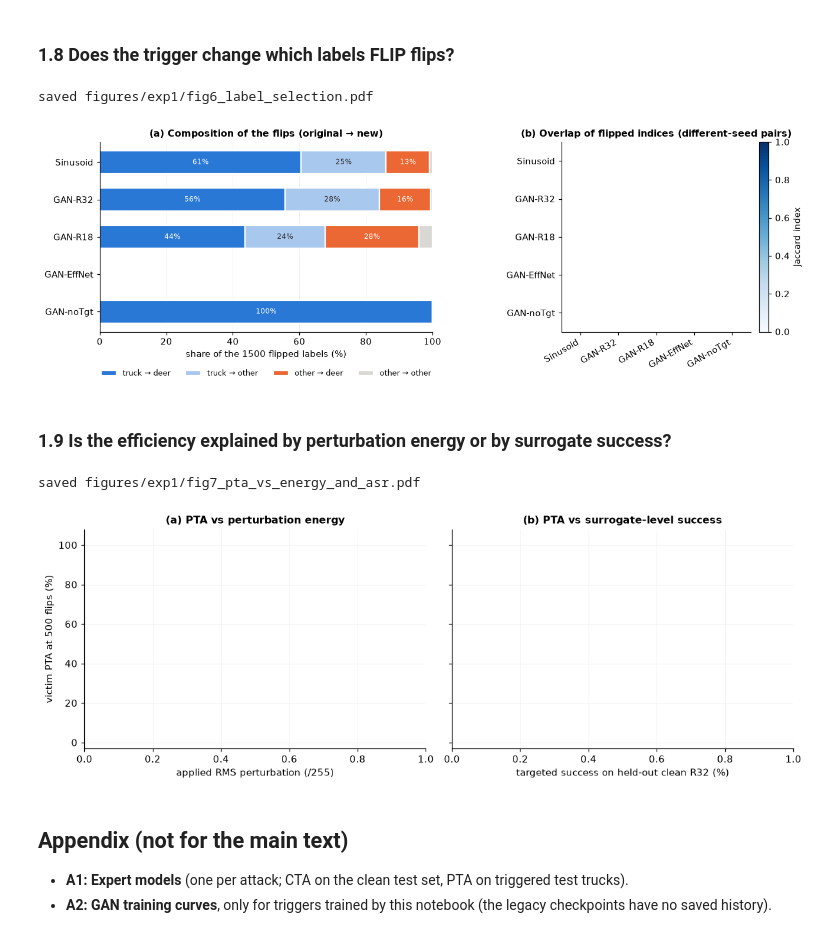
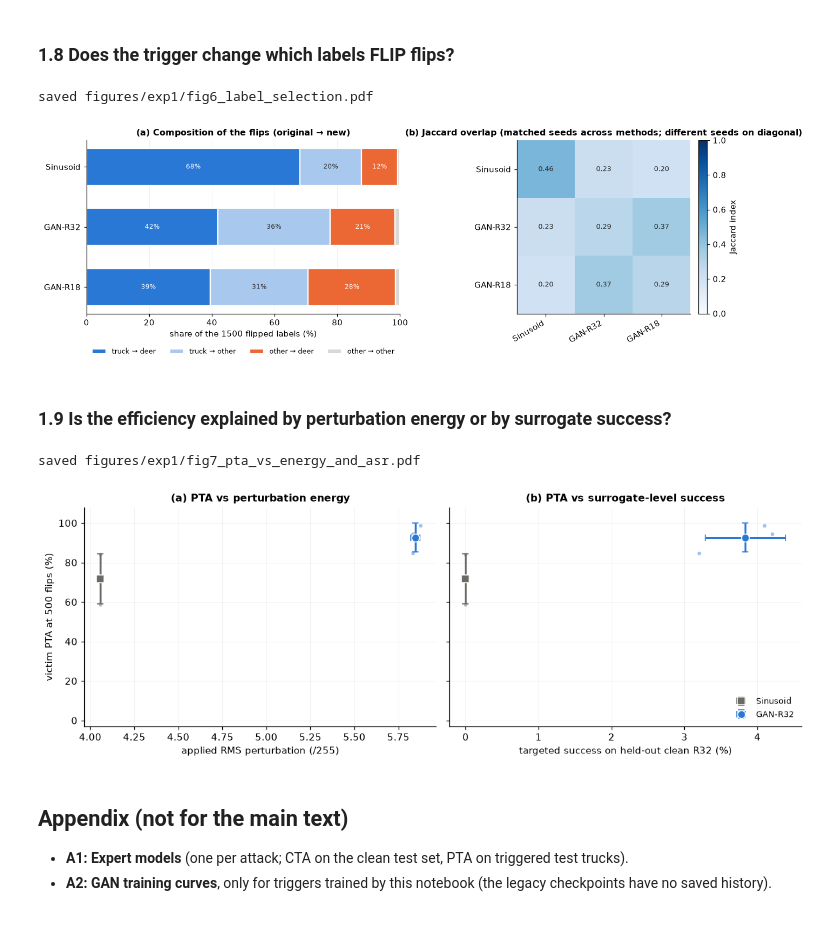
Before and after one commit to nadinehc/FLIP, a Jupyter notebook: universal_noise_gan.ipynb, the cells around one changed output. Drawn from its saved outputs; the diff is of its cells as text; code cells hidden in the pictures.

Commit message:
Update FLIP analysis notebooks

```diff
--- a/universal_noise_gan.ipynb
+++ b/universal_noise_gan.ipynb
@@ -338,6 +337,8 @@ def delta_hwc255(G):
 
 def ensure_trigger(v, g):
     f = trigger_files(v, g)
+    if not f['delta'].is_file() and not f['ckpt'].is_file():
+        raise FileNotFoundError(f'Missing GAN trigger for {v} seed {g}; training disabled in analysis notebook.')
     if (v, g) in RETRAIN:
         for p in f.values():
             if p.exists():
@@ -949,8 +942,8 @@ saved results/exp1/tab3_summary.csv / .tex
 For each budget: PTA (triggered trucks → deer), the % of clean trucks → deer for the same victim, and their difference.
 # %%
 T4 = []
-for v in ACTIVE:
-    for b in [0] + BUDGETS:
+for v in MAIN_VARIANTS:
+    for b in BUDGETS:
         sub = FULL[(FULL.variant == v) & (FULL.budget == b)]
         if sub.empty:
             continue
@@ -973,24 +965,5 @@ saved results/exp1/tab4_trigger_effect.csv / .tex
 ### 1.7 Where does the variance come from?
 Std of the victim's PTA and CTA at the variance budget(s), for the three nested designs.
 # %%
-STYLE = {'victim': ('#a9c8ee', 'victim only'), 'labels+victim': ('#4f8fdc', 'labels + victim'), 'full': ('#1c4f8f', 'full pipeline')}
-for b in VARIANCE_BUDGETS:
-    fig, axes = plt.subplots(1, 2, figsize=(11, 3.6), sharex=True)
-    w = 0.26
-    for ax, metric in zip(axes, ('PTA', 'CTA')):
-        labelled = set()
-        for k, d in enumerate(DESIGNS):
-            dv = design_view(d, [b])
-            for i, v in enumerate(ACTIVE):
-                x = dv.loc[dv.variant == v, metric]
-                if len(x) < 2:
-                    continue
-                ax.bar(i + (k - 1) * w, x.std(), width=w - .03, color=DES_STYLE[d][0], label=None if d in labelled else DES_STYLE[d][1])
-                labelled.add(d)
-                ax.text(i + (k - 1) * w, x.std(), f'n={len(x)}', ha='center', va='bottom', fontsize=6.5, color=MUTED)
-        ax.set_xticks(range(len(ACTIVE)), [V(v, 'short') for v in ACTIVE], rotation=15)
-        ax.set_ylabel(f'std of {metric} (pp)'); ax.set_title(f'{metric} spread across seeds · {b} flips')
-    h, l = axes[0].get_legend_handles_labels(); uniq = dict(zip(l, h))
-    fig.legend(uniq.values(), uniq.keys(), loc='lower center', ncol=3, bbox_to_anchor=(.5, -.06))
-    plt.tight_layout(rect=(0, .05, 1, 1)); savefig(fig, f'fig5_variance_decomposition_b{b}'); plt.show()
+print('Variance decomposition not available: nested-design User Model runs were excluded from the reduced plan.')
 # %% [output]
@@ -1011,43 +983,43 @@ for r in FULL[FULL.budget == B_MAX].drop_duplicates(['variant', 'f']).itertuples
     true_path = f'experiments/{r.attack}/true.npy'
     S, t, n = flipped(r.labels, true_path)
     FLIPS[(r.variant, r.f)] = S
     comp.append({'variant': r.variant, 'seed': r.f, 'n': len(S),
                  'truck → deer': np.mean((t == SRC) & (n == TGT)), 'truck → other': np.mean((t == SRC) & (n != TGT)),
                  'other → deer': np.mean((t != SRC) & (n == TGT)), 'other → other': np.mean((t != SRC) & (n != TGT))})
 COMP = pd.DataFrame(comp)
 CATS = [('truck → deer', '#2a78d6'), ('truck → other', '#a9c8ee'), ('other → deer', '#eb6834'), ('other → other', '#d9d8d4')]
 
 fig, (ax1, ax2) = plt.subplots(1, 2, figsize=(12, 4.2), gridspec_kw={'width_ratios': [1.2, 1]})
-ys = np.arange(len(ACTIVE)); left = np.zeros(len(ACTIVE))
+ys = np.arange(len(MAIN_VARIANTS)); left = np.zeros(len(MAIN_VARIANTS))
 for cat, col in CATS:
-    vals = np.array([100 * COMP.loc[COMP.variant == v, cat].mean() for v in ACTIVE])
+    vals = np.array([100 * COMP.loc[COMP.variant == v, cat].mean() for v in MAIN_VARIANTS])
     ax1.barh(ys, np.nan_to_num(vals), left=left, color=col, edgecolor='white', lw=1.5, height=.62, label=cat)
     for y, l0, val in zip(ys, left, vals):
         if val >= 7:
             ax1.text(l0 + val / 2, y, f'{val:.0f}%', ha='center', va='center', fontsize=8, color='white' if col in ('#2a78d6', '#eb6834') else INK)
     left += np.nan_to_num(vals)
-ax1.set_yticks(ys, [V(v, 'short') for v in ACTIVE]); ax1.invert_yaxis(); ax1.set_xlim(0, 100); ax1.grid(axis='y', visible=False)
+ax1.set_yticks(ys, [V(v, 'short') for v in MAIN_VARIANTS]); ax1.invert_yaxis(); ax1.set_xlim(0, 100); ax1.grid(axis='y', visible=False)
 ax1.set_xlabel(f'share of the {B_MAX} flipped labels (%)'); ax1.set_title('(a) Composition of the flips (original → new)')
 ax1.legend(ncol=4, loc='upper center', bbox_to_anchor=(.5, -.16))
 
-J = np.full((len(ACTIVE), len(ACTIVE)), np.nan)
-for (i, a), (j, b) in itertools.product(enumerate(ACTIVE), enumerate(ACTIVE)):
+J = np.full((len(MAIN_VARIANTS), len(MAIN_VARIANTS)), np.nan)
+for (i, a), (j, b) in itertools.product(enumerate(MAIN_VARIANTS), enumerate(MAIN_VARIANTS)):
     vals = [len(FLIPS[(a, s)] & FLIPS[(b, t)]) / len(FLIPS[(a, s)] | FLIPS[(b, t)])
-            for s, t in itertools.product(SEEDS, SEEDS) if s != t and (a, s) in FLIPS and (b, t) in FLIPS]
+            for s, t in itertools.product(SEEDS, SEEDS) if (a != b and s == t or a == b and s != t) and (a, s) in FLIPS and (b, t) in FLIPS]
     J[i, j] = np.mean(vals) if vals else np.nan
 im = ax2.imshow(J, cmap='Blues', vmin=0, vmax=1)
 for (i, j), val in np.ndenumerate(J):
     if np.isfinite(val):
         ax2.text(j, i, f'{val:.2f}', ha='center', va='center', fontsize=8.5, color='white' if val > .6 else INK)
-ax2.set_xticks(range(len(ACTIVE)), [V(v, 'short') for v in ACTIVE], rotation=30, ha='right')
-ax2.set_yticks(range(len(ACTIVE)), [V(v, 'short') for v in ACTIVE]); ax2.grid(False)
+ax2.set_xticks(range(len(MAIN_VARIANTS)), [V(v, 'short') for v in MAIN_VARIANTS], rotation=30, ha='right')
+ax2.set_yticks(range(len(MAIN_VARIANTS)), [V(v, 'short') for v in MAIN_VARIANTS]); ax2.grid(False)
 fig.colorbar(im, ax=ax2, fraction=.046, pad=.03, label='Jaccard index')
-ax2.set_title('(b) Overlap of flipped indices (different-seed pairs)')
+ax2.set_title('(b) Jaccard overlap (matched seeds across methods; different seeds on diagonal)')
 plt.tight_layout(); savefig(fig, 'fig6_label_selection'); plt.show()
 COMP.to_csv(RES_DIR / 'flip_composition_per_seed.csv', index=False)
 # %% [output]
 saved figures/exp1/fig6_label_selection.pdf
-[figure, old version]
+[figure, new version]
 # %% [markdown]
 ### 1.9 Is the efficiency explained by perturbation energy or by surrogate success?
 # %%
@@ -1056,7 +1028,7 @@ pts = FULL[FULL.budget == b_star].merge(TRIG[['variant', 'g', 'RMS', 'ASR_r32_ho
 fig, axes = plt.subplots(1, 2, figsize=(11, 4), sharey=True)
 for ax, xcol, xlabel, title in [(axes[0], 'RMS', 'applied RMS perturbation (/255)', '(a) PTA vs perturbation energy'),
                                 (axes[1], 'ASR_r32_holdout', 'targeted success on held-out clean R32 (%)', '(b) PTA vs surrogate-level success')]:
-    for v in ACTIVE:
+    for v in MAIN_VARIANTS:
         sub = pts[pts.variant == v]
         if sub.empty:
             continue
@@ -1070,7 +1042,7 @@ axes[1].legend(loc='lower right')
 plt.tight_layout(); savefig(fig, 'fig7_pta_vs_energy_and_asr'); plt.show()
 # %% [output]
 saved figures/exp1/fig7_pta_vs_energy_and_asr.pdf
-[figure, old version]
+[figure, new version]
 # %% [markdown]
 ## Appendix (not for the main text)
 * **A1: Expert models** (one per attack; CTA on the clean test set, PTA on triggered test trucks).
```
Also changed, not shown: parts of 14 cells of this notebook, 1 other file.
